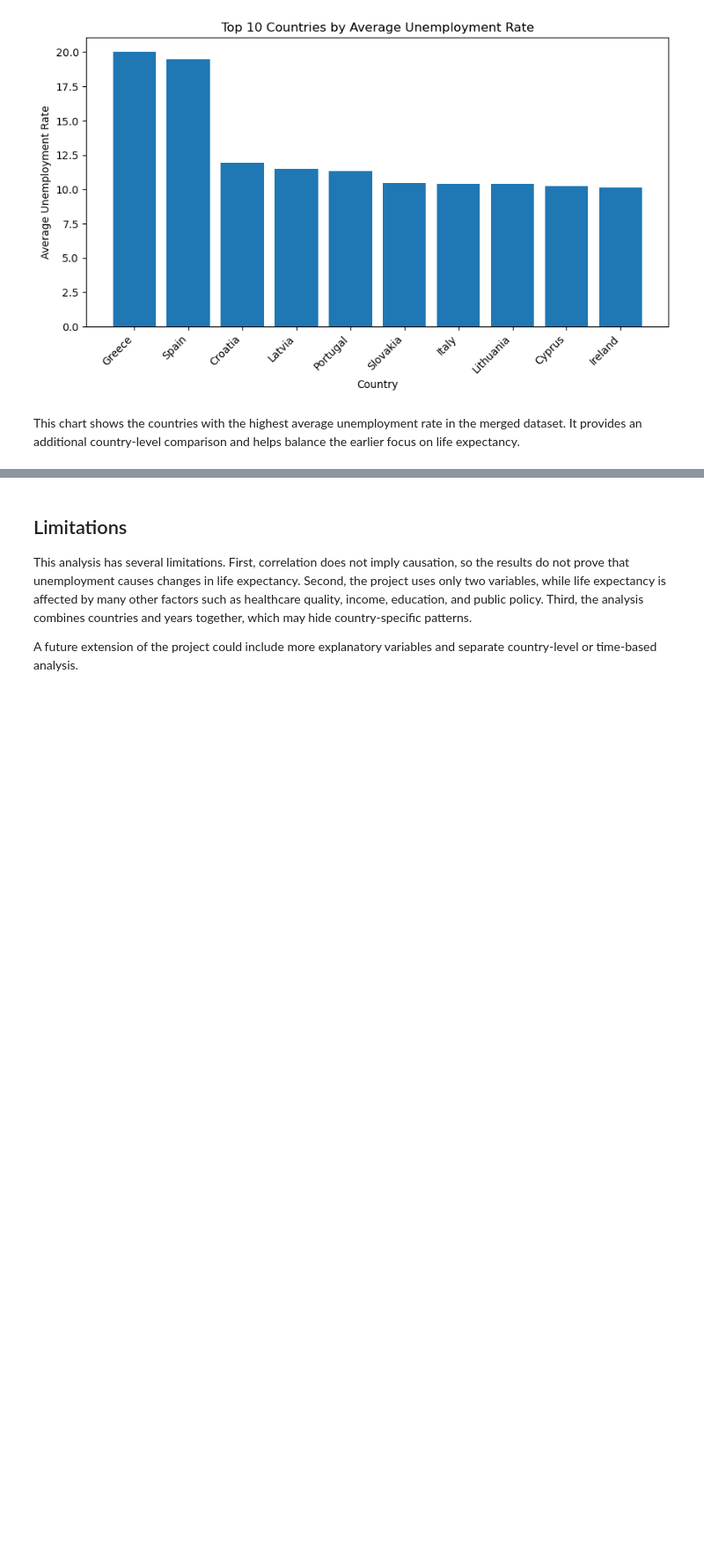
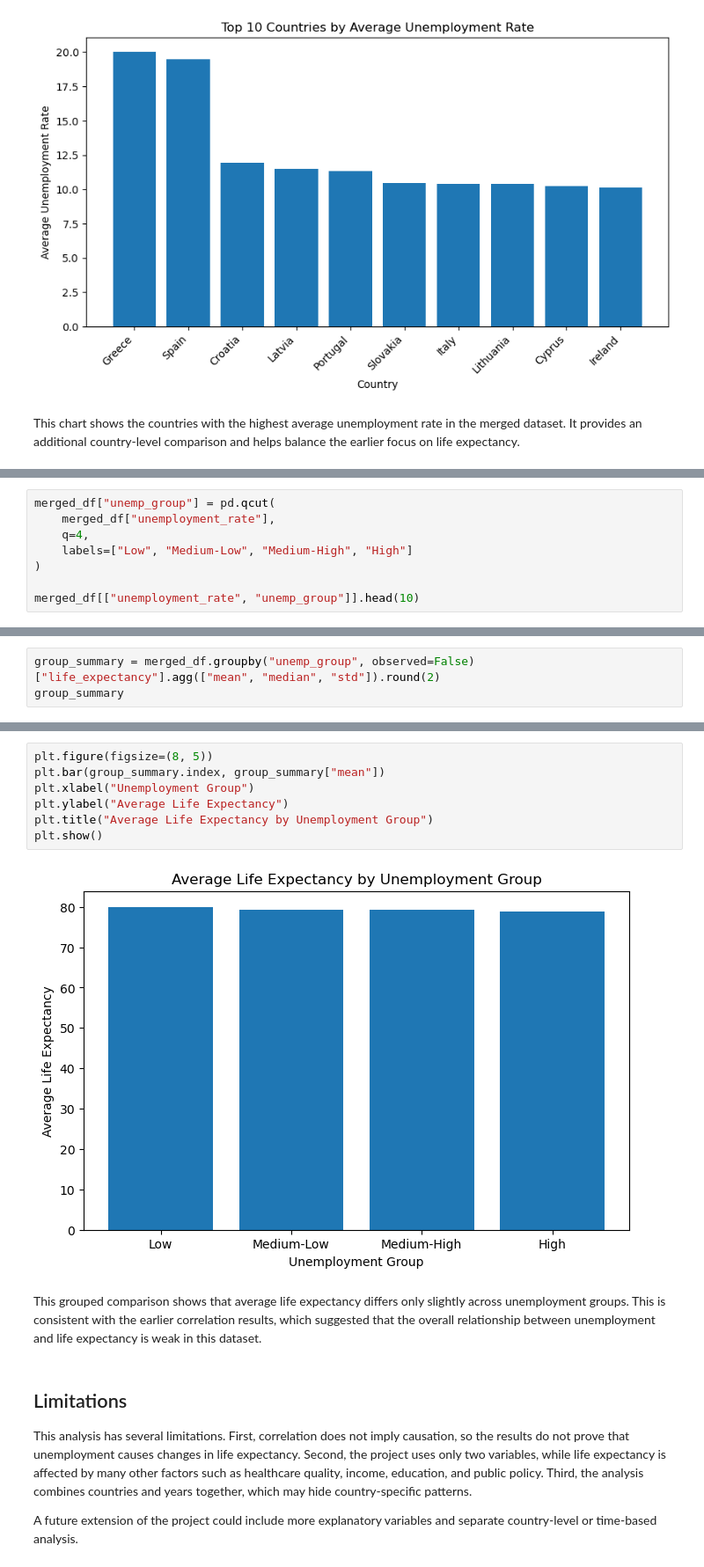
Before and after one commit to ohczed/life-expectancy-unemployment-europe, a Jupyter notebook: notebooks/final_project.ipynb, the cells around one changed output, grey strips where cells are left out. Shown at 88% size. Cells and saved outputs as stored; diff of their text form; blank space fills up the shorter version.

```diff
--- a/notebooks/final_project.ipynb
+++ b/notebooks/final_project.ipynb
@@ -529,0 +608,8 @@ This chart shows the countries with the highest average unemployment rate in the
+# %%
+merged_df["unemp_group"] = pd.qcut(
+    merged_df["unemployment_rate"],
+    q=4,
+    labels=["Low", "Medium-Low", "Medium-High", "High"]
+)
+
+merged_df[["unemployment_rate", "unemp_group"]].head(10)
@@ -529,0 +628,3 @@ This chart shows the countries with the highest average unemployment rate in the
+# %%
+group_summary = merged_df.groupby("unemp_group", observed=False)["life_expectancy"].agg(["mean", "median", "std"]).round(2)
+group_summary
@@ -530,3 +638,14 @@ This chart shows the countries with the highest average unemployment rate in the
+# %%
+plt.figure(figsize=(8, 5))
+plt.bar(group_summary.index, group_summary["mean"])
+plt.xlabel("Unemployment Group")
+plt.ylabel("Average Life Expectancy")
+plt.title("Average Life Expectancy by Unemployment Group")
+plt.show()
+# %% [output]
+[figure, added]
+# %% [markdown]
+This grouped comparison shows that average life expectancy differs only slightly across unemployment groups. This is consistent with the earlier correlation results, which suggested that the overall relationship between unemployment and life expectancy is weak in this dataset.
 # %% [markdown]
 ## Limitations
 
```
Also changed, not shown: parts of 19 cells of this notebook.
